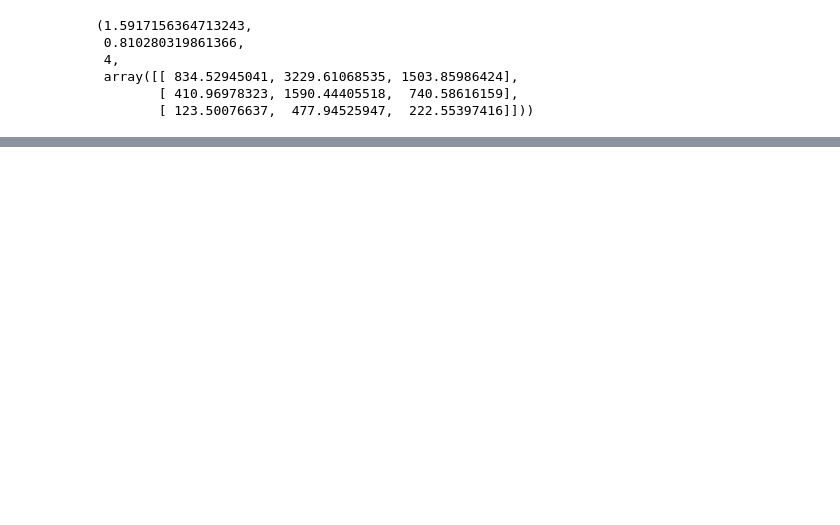
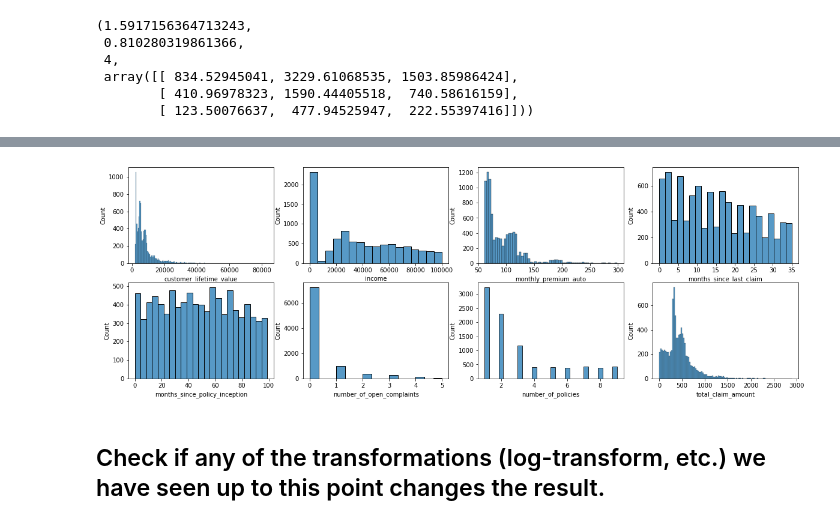
Before and after one commit to StarskyAndHutsch/lab-cleaning-numerical-data, a Jupyter notebook: files_for_lab/lab-cleaning-numerical-data.ipynb, the cells around one changed output, grey strips where cells are left out. Saved outputs shown, nothing was run; the diff lists cells and outputs as text; code cells hidden in the pictures; blank space fills up the shorter version.

```diff
--- a/files_for_lab/lab-cleaning-numerical-data.ipynb
+++ b/files_for_lab/lab-cleaning-numerical-data.ipynb
@@ -261,0 +416,12 @@ sns.histplot(data=customer_df, x="Effective To Date")
+# %%
+import matplotlib.pyplot as plt
+import seaborn as sns
+
+plt.figure(figsize=(20,10))
+for i, column in enumerate(numerical.columns, 1):
+    plt.subplot(3,4,i)
+    sns.histplot(numerical[column])
+# %% [output]
+[figure, added]
+# %% [markdown]
+## Check if any of the transformations (log-transform, etc.) we have seen up to this point changes the result.
```
Also changed, not shown: parts of 41 cells of this notebook, 1 other file.
